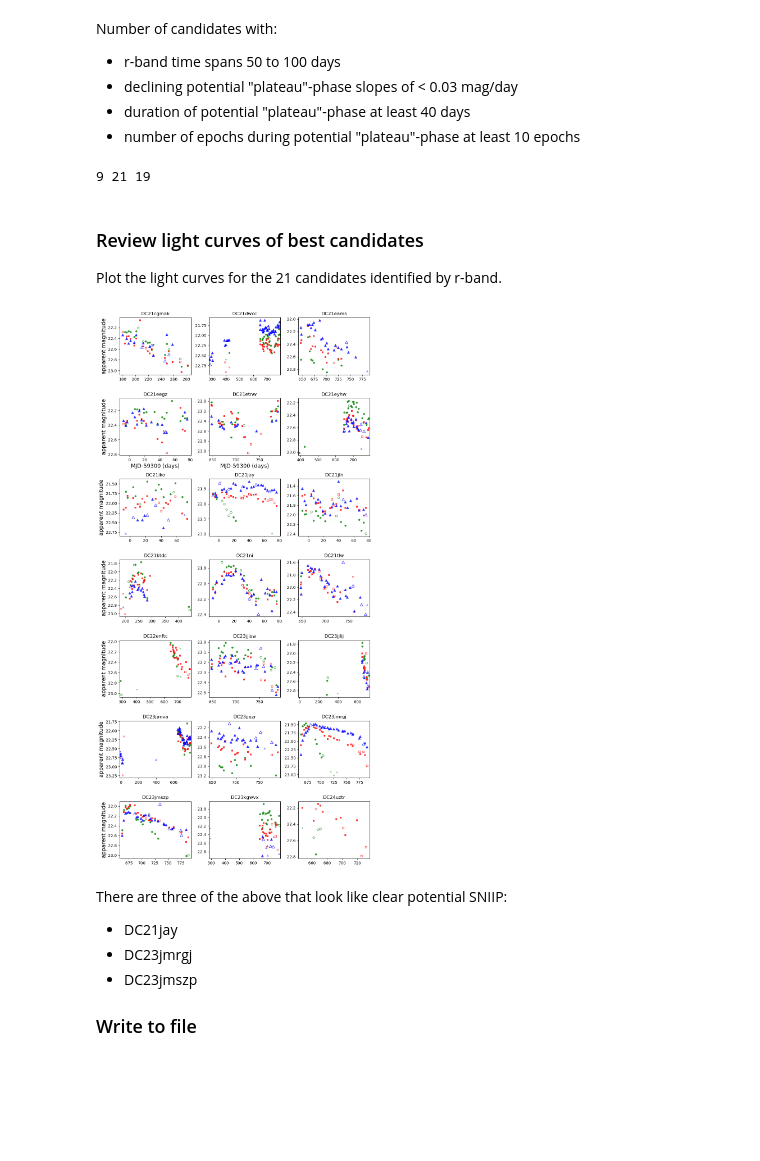
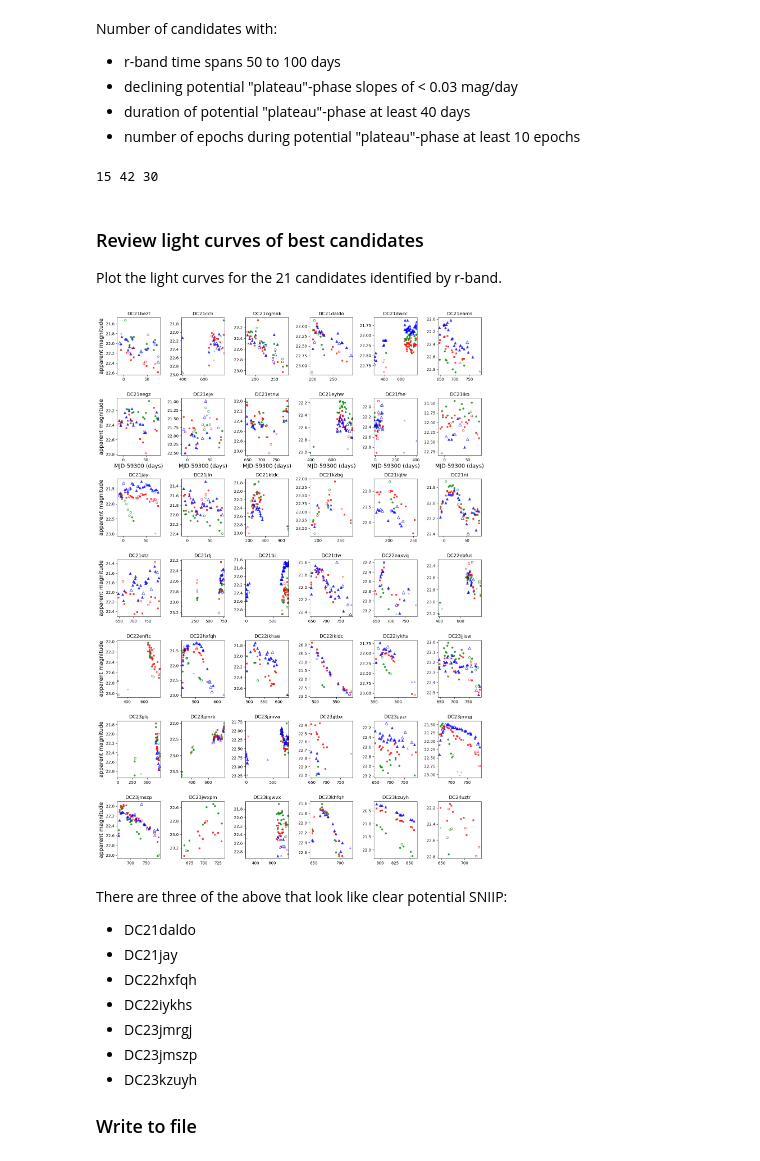
Before and after one commit to MelissaGraham/decam_ddf_tools, a Jupyter notebook: transients_science/SNIIP/1_find_potential_sniip.ipynb, the cells around one changed output. Saved outputs shown, nothing was run; the diff lists cells and outputs as text; code cells hidden in the pictures; blank space fills up the shorter version.

```diff
--- a/transients_science/SNIIP/1_find_potential_sniip.ipynb
+++ b/transients_science/SNIIP/1_find_potential_sniip.ipynb
@@ -277,23 +278,23 @@ Number of candidates with:
  * duration of potential "plateau"-phase at least 40 days
  * number of epochs during potential "plateau"-phase at least 10 epochs
 # %%
-gx = np.where((paramLC_pslope_g > 0.0) & (paramLC_pslope_g < 0.03) & (paramLC_pspan_g > 40) & (paramLC_pneps_g > 10))[0]
-rx = np.where((paramLC_pslope_r > 0.0) & (paramLC_pslope_r < 0.03) & (paramLC_pspan_r > 40) & (paramLC_pneps_r > 10))[0]
-ix = np.where((paramLC_pslope_i > 0.0) & (paramLC_pslope_i < 0.03) & (paramLC_pspan_i > 40) & (paramLC_pneps_i > 10))[0]
+gx = np.where((paramLC_pslope_g > 0.0) & (paramLC_pslope_g < 0.03) & (paramLC_pspan_g > 40) & (paramLC_pneps_g > 7))[0]
+rx = np.where((paramLC_pslope_r > 0.0) & (paramLC_pslope_r < 0.03) & (paramLC_pspan_r > 40) & (paramLC_pneps_r > 7))[0]
+ix = np.where((paramLC_pslope_i > 0.0) & (paramLC_pslope_i < 0.03) & (paramLC_pspan_i > 40) & (paramLC_pneps_i > 7))[0]
 print(len(gx), len(rx), len(ix))
 del gx, rx, ix
 # %% [output]
-9 21 19
+15 42 30
 # %% [markdown]
 ### Review light curves of best candidates
 
 Plot the light curves for the 21 candidates identified by r-band.
 # %%
-rx = np.where((paramLC_pslope_r > 0.0) & (paramLC_pslope_r < 0.03) & (paramLC_pspan_r > 40) & (paramLC_pneps_r > 10))[0]
+rx = np.where((paramLC_pslope_r > 0.0) & (paramLC_pslope_r < 0.03) & (paramLC_pspan_r > 40) & (paramLC_pneps_r > 7))[0]
 
 nrow = 7
-ncol = 3
-fig, ax = plt.subplots( 7, 3, figsize=(10, 20), sharex=False, sharey=False )
+ncol = 6
+fig, ax = plt.subplots( nrow, ncol, figsize=(14, 20), sharex=False, sharey=False )
 
 x = 0
 for i in range(nrow):
@@ -301,40 +302,44 @@ for i in range(nrow):
     for j in range(ncol):
         for f,filt in enumerate(all_filters):
             cx0 = np.where((candLC_candid == paramLC_candid[rx[x]]) & \
                            (candLC_filter == filt) & (candLC_mrb > 0.4))[0]
             cx1 = np.where((candLC_candid == paramLC_candid[rx[x]]) & \
                            (candLC_filter == filt) & (candLC_mrb <= 0.4) & (candLC_lef == 0))[0]
             cx2 = np.where((candLC_candid == paramLC_candid[rx[x]]) & \
                            (candLC_filter == filt) & (candLC_mrb <= 0.4) & (candLC_lef == 1))[0]
             ax[i, j].plot(candLC_mjd[cx0]-59300., candLC_mag[cx0],
                          all_fshapes[f], ms=all_fsizes[f], mew=0, alpha=0.8, color=all_fcolors[f], label=filt)
             ax[i, j].plot(candLC_mjd[cx1]-59300., candLC_mag[cx1],
                          all_fshapes[f], ms=all_fsizes[f], mew=1, alpha=0.8, color='none', mec=all_fcolors[f])
             ax[i, j].plot(candLC_mjd[cx2]-59300., candLC_mag[cx2],
                          all_fshapes[f], ms=all_fsizes[f]-1, mew=0, alpha=0.4, color=all_fcolors[f])
         cx = np.where(candLC_candid == paramLC_candid[rx[x]])[0]
         xmin = np.min(candLC_mjd[cx])
         xmax = np.max(candLC_mjd[cx])
         ax[i, j].invert_yaxis()
         ax[i, j].set_xlim([xmin-59300.-5, xmax-59300.+5])
         del xmin, xmax
         ax[i, j].set_title(paramLC_candid[rx[x]])
         x += 1
 
 # ax[0, 1].legend(loc='upper right', labelspacing=0.1, handletextpad=0.1, fontsize=14)
-for j in range(2):
+for j in range(ncol):
     ax[1, j].set_xlabel('MJD-59300 (days)', fontsize=14)
 
 plt.tight_layout()
 plt.show()
 del rx, x
 # %% [output]
-[figure, old version]
+[figure, new version]
 # %% [markdown]
 There are three of the above that look like clear potential SNIIP:
+ * DC21daldo
  * DC21jay
+ * DC22hxfqh
+ * DC22iykhs
  * DC23jmrgj
  * DC23jmszp
+ * DC23kzuyh
 
 ### Write to file
 # %%
```
Also changed, not shown: parts of 6 cells of this notebook, 2 other files.
